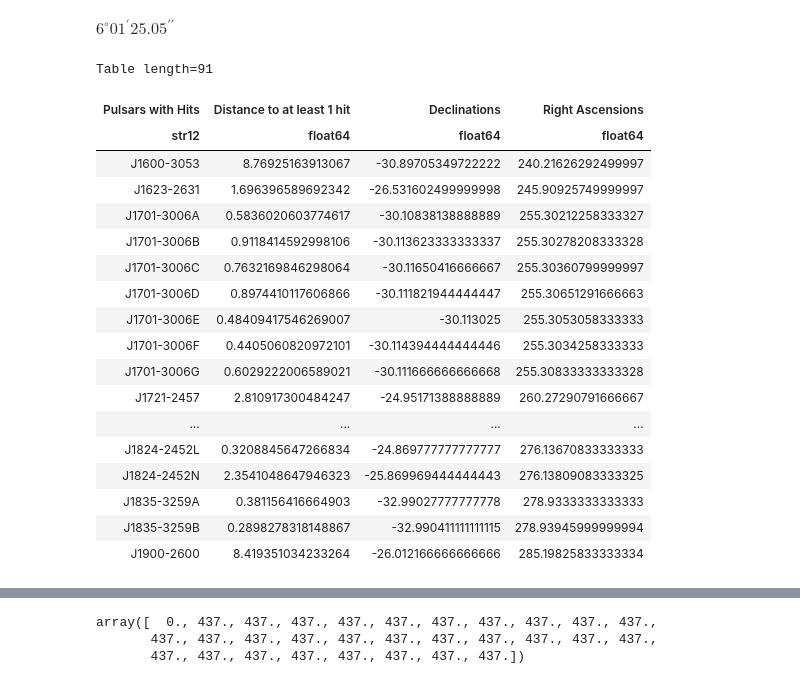
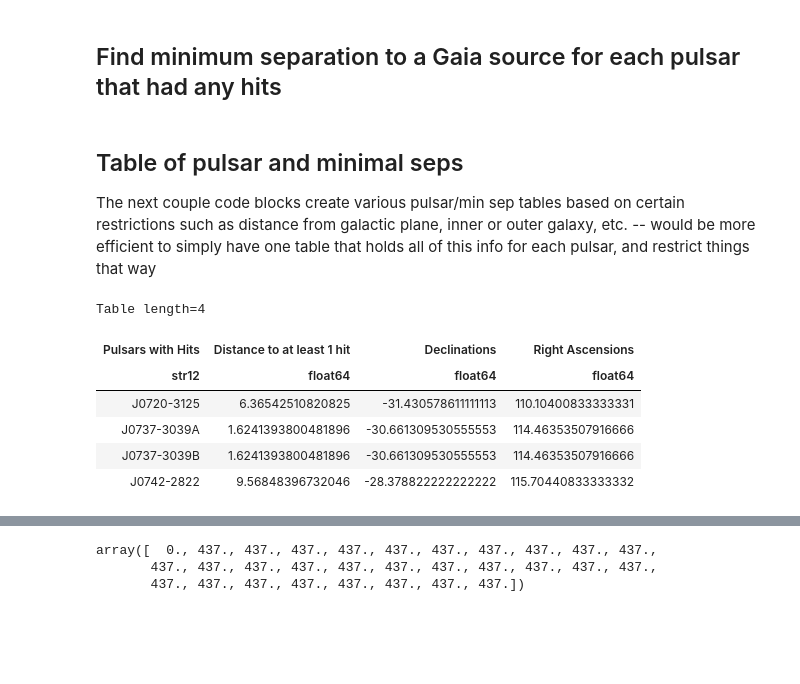
Before and after one commit to AnnikaDeutsch/Binary-Pulsar-Distances, a Jupyter notebook: Binary_Pulsar_Distances/translated_positions_check.ipynb, the cells around one changed output, grey strips where cells are left out. Drawn from its saved outputs; the diff is of its cells as text; code cells hidden in the pictures; blank space fills up the shorter version.

```diff
--- a/Binary_Pulsar_Distances/translated_positions_check.ipynb
+++ b/Binary_Pulsar_Distances/translated_positions_check.ipynb
@@ -255,16 +284,3 @@ for k in range(len(table)):
-# %%
-# here we are creating a list of the names of the pulsars that had hits, without reduplication
-current = 'J0024-7204aa'
-decs = [psr_pos[0].dec] # declination of the first pulsar in the table
-ras = [psr_pos[0].ra] # ra of the first pulsar in the table
-a = 0
-for b in table['Pulsar']:
-    if b != current:
-        decs.append(psr_pos[a].dec)
-        ras.append(psr_pos[a].ra)
-        current = b
-    a += 1
-ras[0] # total number of PULSARS with hits, distinct from total number of hits
-# %% [output]
-$6^\circ01{}^\prime25.05{}^{\prime\prime}$
+# %% [markdown]
+## Find minimum separation to a Gaia source for each pulsar that had any hits
 # %%
@@ -282,12 +298,15 @@ for d in range(len(psrs_with_hits)):
                 if source_seps[c].to_value(u.arcsec) < minimum:
                     minimum = source_seps[c].to_value(u.arcsec)
     mins[d] = minimum
+# %% [markdown]
+## Table of pulsar and minimal seps
+The next couple code blocks create various pulsar/min sep tables based on certain restrictions such as distance from galactic plane, inner or outer galaxy, etc. -- would be more efficient to simply have one table that holds all of this info for each pulsar, and restrict things that way
 # %%
 # create an astropy table that contains each unique pulsar with a hit, and the minimal distance to a Gaia source for each psr
-min_dist = Table([psrs_with_hits, mins, decs, ras], names= ['Pulsars with Hits', 'Distance to at least 1 hit', 'Declinations', 'Right Ascensions'])
-#min_dist['Declinations']
+min_dist = Table([psrs_with_hits, mins, decs, ras], names= ['Pulsars with Hits', 'Distance to at least 1 hit', 'Declinations',
+                                                             'Right Ascensions'])
 
-# create a restricted table of just pulsars within 10 deg declination of the galactic plane:
+# create restricted tables of just pulsars within 5 deg and 10 deg declination of the galactic plane:
 restrictions = [5, 10]
 rest_psrs_with_hits = []
 rest_mins = []
@@ -315,48 +334,34 @@ for a in range(len(restrictions)):
 # %%
 # now, looking at abs(b) < 5, look at both inner galaxy and outer galaxy
 # in galactic coordinates, do l = -90 to 90 deg for inner galaxy (galactic center is l = 0 degrees)
 # in ra, l = 0 corresponds to ra = 17h45.6m
 
 ub = SkyCoord(l=90, b=0, frame='galactic', unit= u.deg)
 lb = SkyCoord(l=-90, b=0, frame='galactic', unit= u.deg)
 gal_center = SkyCoord(l=0,b=0, frame='galactic', unit= u.deg)
 
 # inner galaxy
 # take the pulsars in rest_min_dist5, the table with all the pulsars with hits within 5 deg of the galactic plane, and restrict to those between lr and ur
 upper_rest = ub.icrs.ra
 lower_rest = lb.icrs.ra
 inner_gal = rest_min_dist5[:0].copy()
 for i in range(len(rest_min_dist5)):
     if rest_min_dist5['Right Ascensions'][i] < upper_rest.value and rest_min_dist5['Right Ascensions'][i] > lower_rest.value:
         inner_gal.add_row(rest_min_dist5[i])
 np.savez('/home/billee/Binary-Pulsar-Distances/Binary_Pulsar_Distances/matches_10arcsec_innergal', table = inner_gal)
 
 # outer galaxy
 # take the pulsars in rest_min_dist5, the table with all the pulsars with hits within 5 deg of the galactic plane, and restrict to those between lr and ur on the other side
 outer_gal = rest_min_dist5[:0].copy()
 for j in range(len(rest_min_dist5)):
     if rest_min_dist5['Right Ascensions'][j] > upper_rest.value or rest_min_dist5['Right Ascensions'][j] < lower_rest.value:
         outer_gal.add_row(rest_min_dist5[j])
 np.savez('/home/billee/Binary-Pulsar-Distances/Binary_Pulsar_Distances/matches_10arcsec_outergal', table = outer_gal)
-
-inner_gal
 # %% [output]
-Table length=91
+Table length=4
 | Pulsars with Hits | Distance to at least 1 hit | Declinations | Right Ascensions |
 | str12 | float64 | float64 | float64 |
-| J1600-3053 | 8.76925163913067 | -30.89705349722222 | 240.21626292499997 |
-| J1623-2631 | 1.696396589692342 | -26.531602499999998 | 245.90925749999997 |
-| J1701-3006A | 0.5836020603774617 | -30.10838138888889 | 255.30212258333327 |
-| J1701-3006B | 0.9118414592998106 | -30.113623333333337 | 255.30278208333328 |
-| J1701-3006C | 0.7632169846298064 | -30.11650416666667 | 255.30360799999997 |
-| J1701-3006D | 0.8974410117606866 | -30.111821944444447 | 255.30651291666663 |
-| J1701-3006E | 0.48409417546269007 | -30.113025 | 255.3053058333333 |
-| J1701-3006F | 0.4405060820972101 | -30.114394444444446 | 255.3034258333333 |
-| J1701-3006G | 0.6029222006589021 | -30.111666666666668 | 255.30833333333328 |
-| J1721-2457 | 2.810917300484247 | -24.95171388888889 | 260.27290791666667 |
-| ... | ... | ... | ... |
-| J1824-2452L | 0.3208845647266834 | -24.869777777777777 | 276.13670833333333 |
-| J1824-2452N | 2.3541048647946323 | -25.869969444444443 | 276.13809083333325 |
-| J1835-3259A | 0.381156416664903 | -32.99027777777778 | 278.9333333333333 |
-| J1835-3259B | 0.2898278318148867 | -32.990411111111115 | 278.93945999999994 |
-| J1900-2600 | 8.419351034233264 | -26.012166666666666 | 285.19825833333334 |
+| J0720-3125 | 6.36542510820825 | -31.430578611111113 | 110.10400833333331 |
+| J0737-3039A | 1.6241393800481896 | -30.661309530555553 | 114.46353507916666 |
+| J0737-3039B | 1.6241393800481896 | -30.661309530555553 | 114.46353507916666 |
+| J0742-2822 | 9.56848396732046 | -28.378822222222222 | 115.70440833333332 |
```
Also changed, not shown: parts of 23 cells of this notebook.
